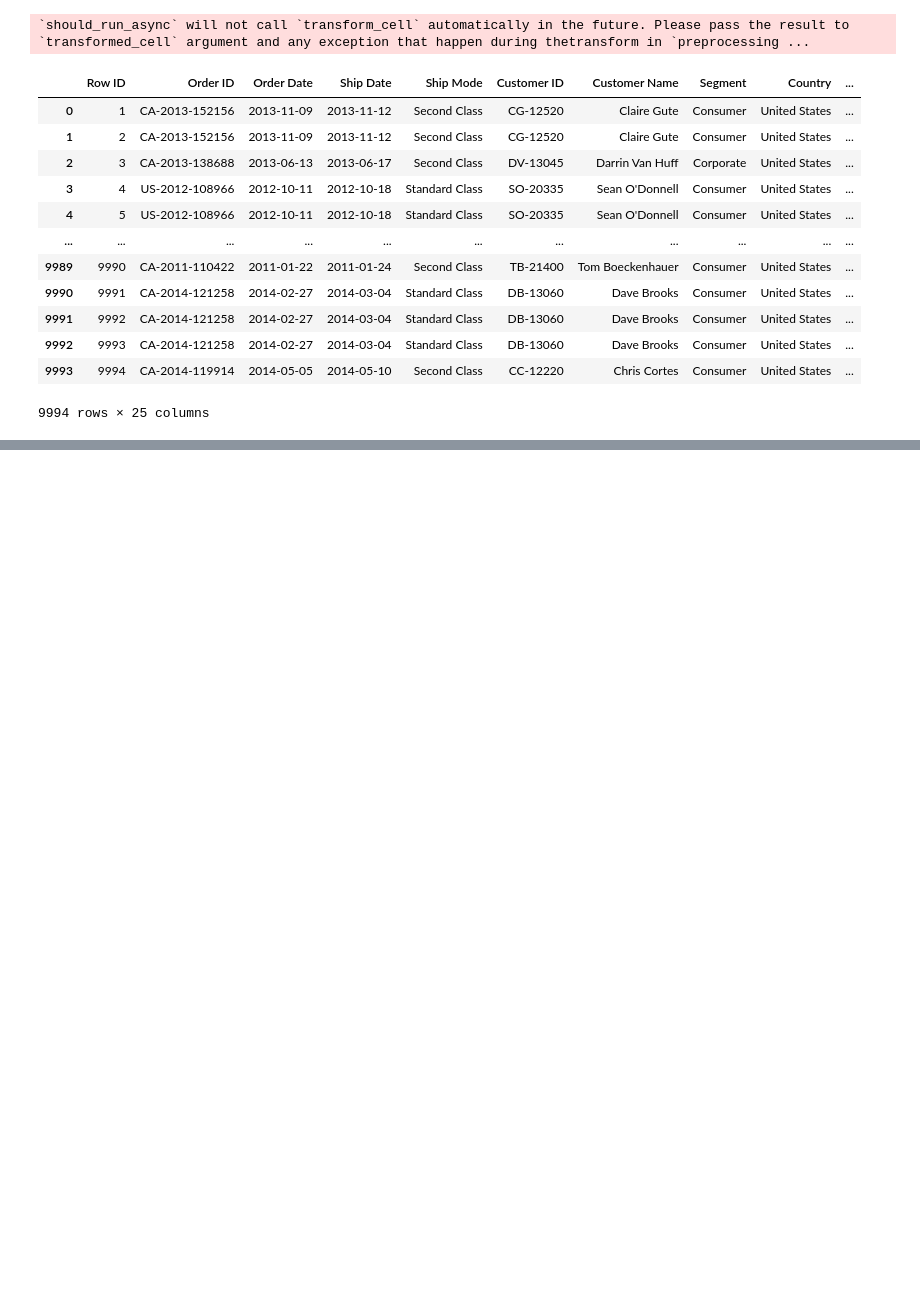
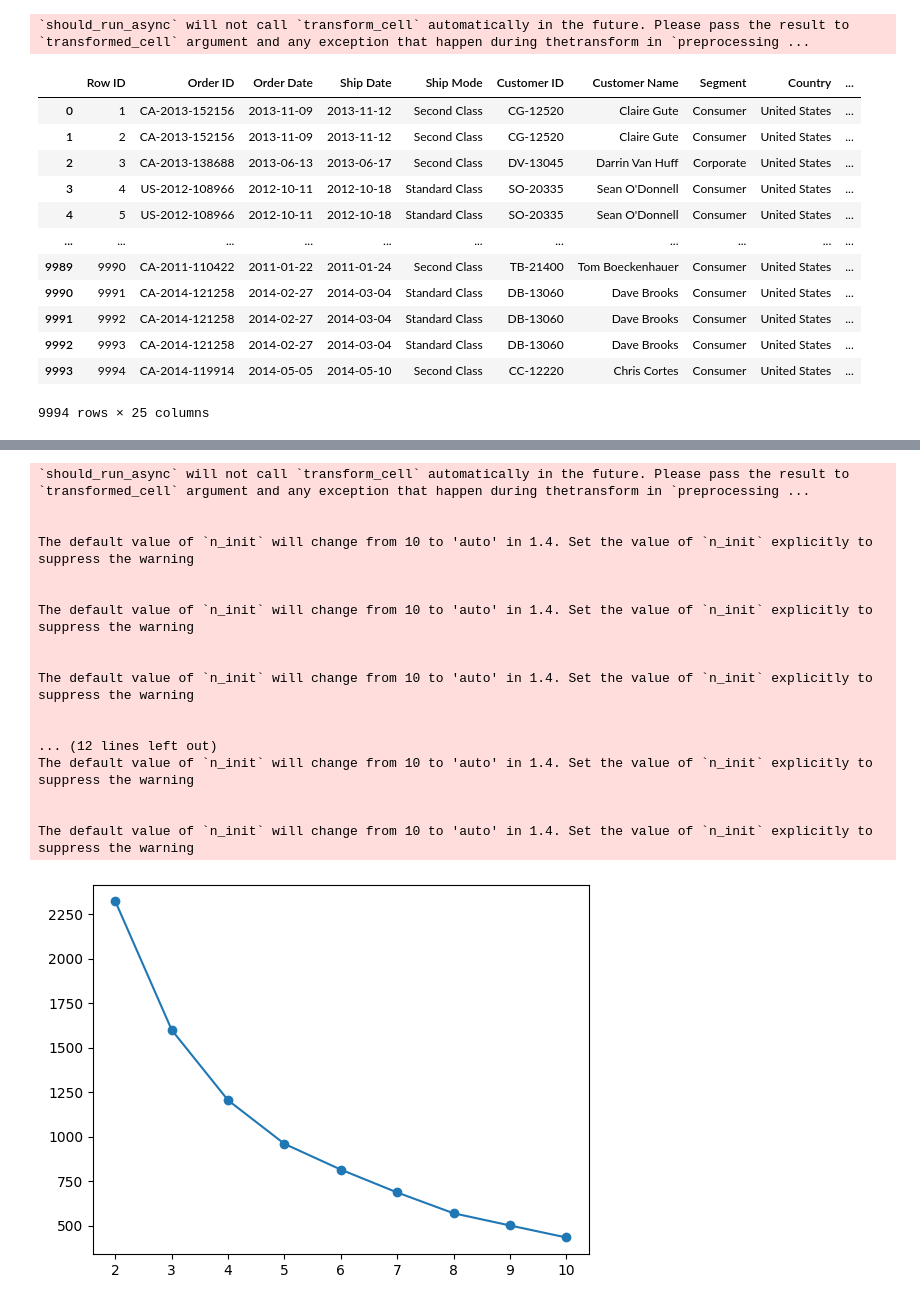
Before and after one commit to Krittapad12348/Superstore_Analysis, a Jupyter notebook: superstore_python.ipynb, the cells around one changed output, grey strips where cells are left out. Cells and saved outputs as stored; diff of their text form; code cells hidden in the pictures; blank space fills up the shorter version.

```diff
--- a/superstore_python.ipynb
+++ b/superstore_python.ipynb
@@ -1086,4 +1102,4 @@ cust2
 # %%
 cust3 = ss.groupby('Customer ID')['Sales'].sum()
-cust3 = pd.DataFrame(cust3).reset_index()
+cust3 = pd.DataFrame(cust3)
 cust3
@@ -1089,0 +1122,5 @@ cust3
+# %%
+rfm = pd.concat([cust,cust2,cust3],axis=1)
+rfm.columns=['Recency','Frequency','Monetary']
+rfm['Recency'] = rfm['Recency'].dt.days.astype('int')
+rfm
@@ -1089,0 +1143,6 @@ cust3
+# %%
+from sklearn.preprocessing import StandardScaler
+
+scaler = StandardScaler()
+scaled = scaler.fit_transform(rfm)
+scaled
@@ -1089,0 +1158,34 @@ cust3
+# %%
+from sklearn.cluster import KMeans
+from sklearn.metrics import silhouette_score
+
+SSE = []
+sil = []
+for k in range(2,11):
+  model = KMeans(n_clusters=k, random_state=42)
+  model.fit(scaled)
+  SSE.append(model.inertia_)
+  sil.append(silhouette_score(scaled, model.labels_, metric = 'euclidean'))
+plt.plot([i for i in range(2,11)],SSE,marker="o")
+plt.show()
+plt.plot([i for i in range(2,11)],sil,marker="o")
+plt.show()
+# %% [output]
+`should_run_async` will not call `transform_cell` automatically in the future. Please pass the result to `transformed_cell` argument and any exception that happen during thetransform in `preprocessing ...
+
+
+The default value of `n_init` will change from 10 to 'auto' in 1.4. Set the value of `n_init` explicitly to suppress the warning
+
+
+The default value of `n_init` will change from 10 to 'auto' in 1.4. Set the value of `n_init` explicitly to suppress the warning
+
+
+The default value of `n_init` will change from 10 to 'auto' in 1.4. Set the value of `n_init` explicitly to suppress the warning
+
+
+... (12 lines left out)
+The default value of `n_init` will change from 10 to 'auto' in 1.4. Set the value of `n_init` explicitly to suppress the warning
+
+
+The default value of `n_init` will change from 10 to 'auto' in 1.4. Set the value of `n_init` explicitly to suppress the warning
+[figure, added]
```
Also changed, not shown: parts of 11 cells of this notebook.
